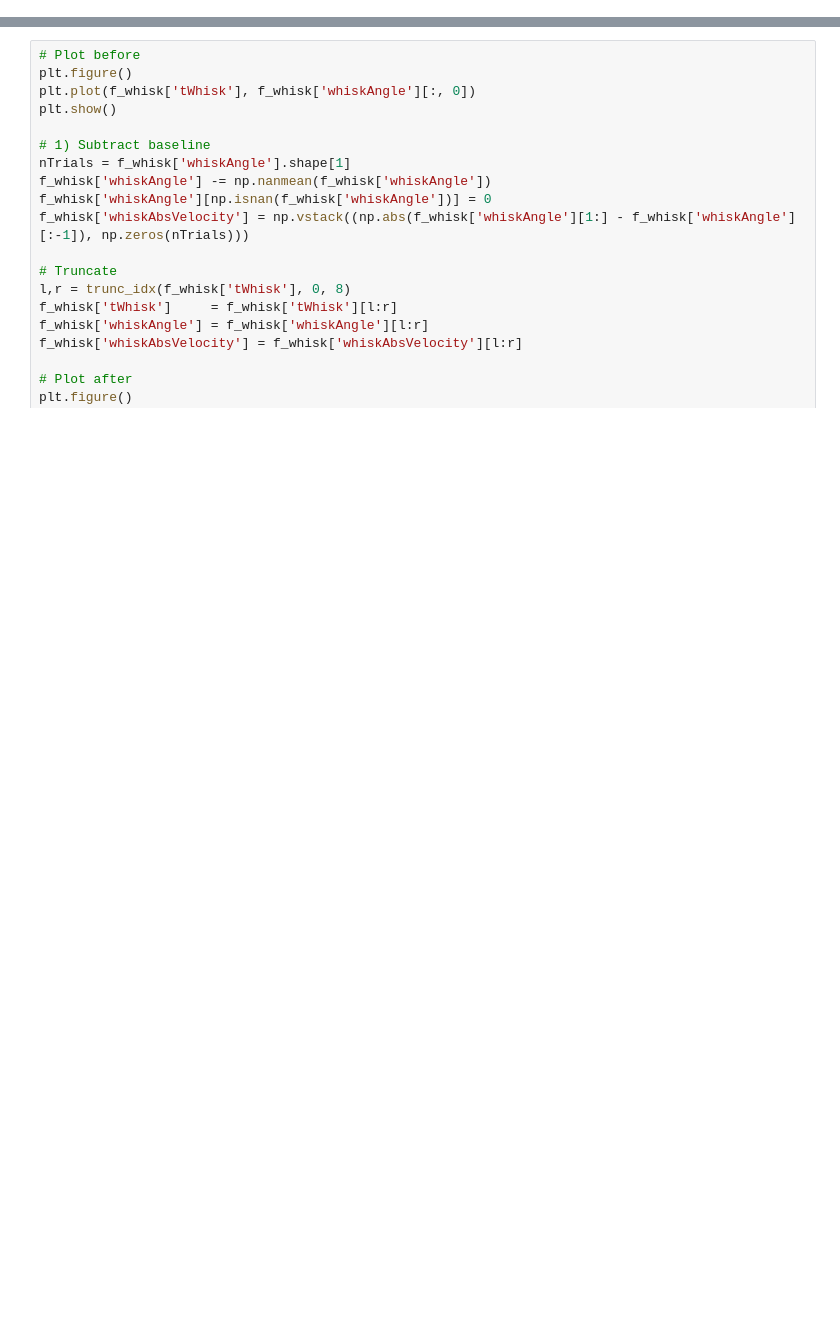
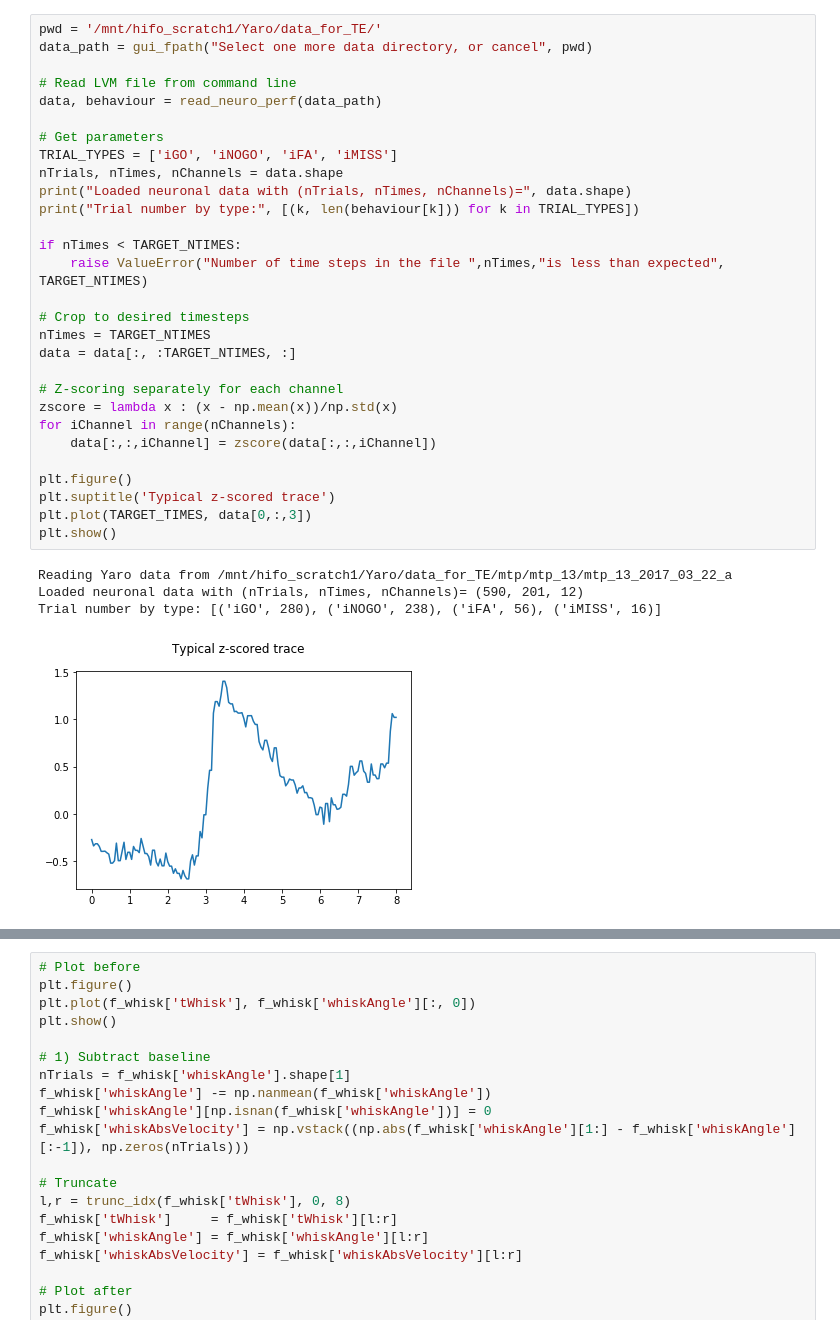
Before and after one commit to aleksejs-fomins/nest-mesoscopic-metric-test, a Jupyter notebook: codes/analysis_real/behaviour-analysis-template.ipynb, the cells around one changed output, grey strips where cells are left out. Cells and saved outputs as stored; diff of their text form; blank space fills up the shorter version.

```diff
--- a/codes/analysis_real/behaviour-analysis-template.ipynb
+++ b/codes/analysis_real/behaviour-analysis-template.ipynb
@@ -23,0 +36,34 @@ Appended library directory /home/alyosha/work/nest-mesoscopic-metric-test/codes/
+# %%
+pwd = '/mnt/hifo_scratch1/Yaro/data_for_TE/'
+data_path = gui_fpath("Select one more data directory, or cancel", pwd)
+
+# Read LVM file from command line
+data, behaviour = read_neuro_perf(data_path)
+
+# Get parameters
+TRIAL_TYPES = ['iGO', 'iNOGO', 'iFA', 'iMISS']
+nTrials, nTimes, nChannels = data.shape
+print("Loaded neuronal data with (nTrials, nTimes, nChannels)=", data.shape)
+print("Trial number by type:", [(k, len(behaviour[k])) for k in TRIAL_TYPES])
+
+if nTimes < TARGET_NTIMES:
+    raise ValueError("Number of time steps in the file ",nTimes,"is less than expected", TARGET_NTIMES)
+
+# Crop to desired timesteps
+nTimes = TARGET_NTIMES
+data = data[:, :TARGET_NTIMES, :]
+
+# Z-scoring separately for each channel
+zscore = lambda x : (x - np.mean(x))/np.std(x)
+for iChannel in range(nChannels):
+    data[:,:,iChannel] = zscore(data[:,:,iChannel])
+
+plt.figure()
+plt.suptitle('Typical z-scored trace')
+plt.plot(TARGET_TIMES, data[0,:,3])
+plt.show()
+# %% [output]
+Reading Yaro data from /mnt/hifo_scratch1/Yaro/data_for_TE/mtp/mtp_13/mtp_13_2017_03_22_a
+Loaded neuronal data with (nTrials, nTimes, nChannels)= (590, 201, 12)
+Trial number by type: [('iGO', 280), ('iNOGO', 238), ('iFA', 56), ('iMISS', 16)]
+[figure, added]
```
Also changed, not shown: parts of 24 cells of this notebook, 12 other files.
